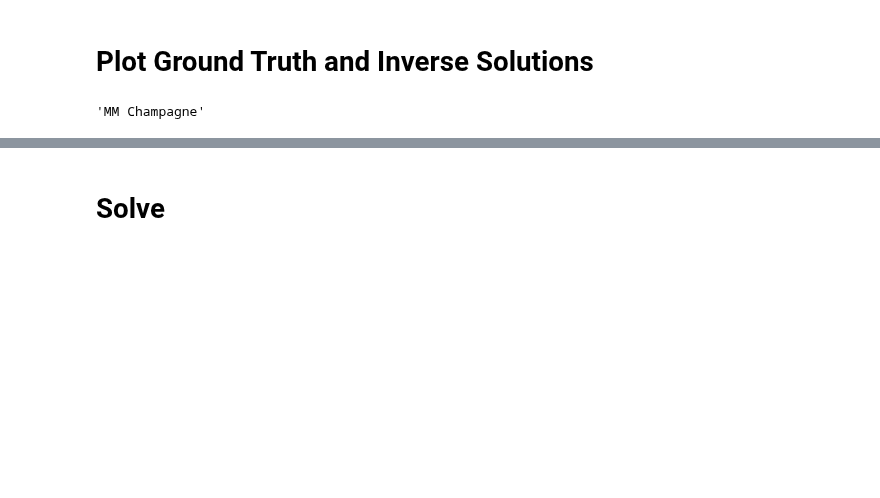
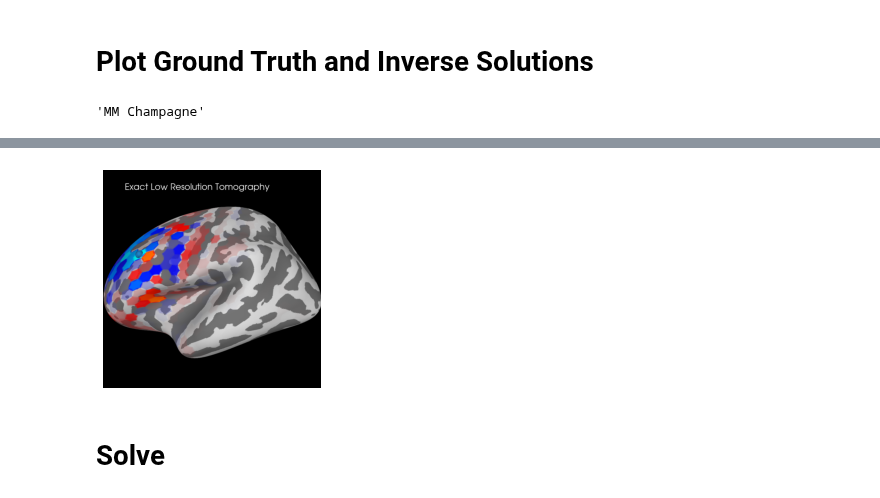
Before and after one commit to LukeTheHecker/invert, a Jupyter notebook: dev/gallery.ipynb, the cells around one changed output, grey strips where cells are left out. Saved outputs shown, nothing was run; the diff lists cells and outputs as text; code cells hidden in the pictures; blank space fills up the shorter version.

```diff
--- a/dev/gallery.ipynb
+++ b/dev/gallery.ipynb
@@ -88,3 +88,7 @@ No baseline correction applied
 all_solvers[15]
 # %% [output]
 'MM Champagne'
+# %%
+clim = dict(kind="values", pos_lims=(0.5, 0.5, 1))
+pp["clim"] = clim
+stc_.plot(**pp, subject="fsaverage", brain_kwargs=dict(title=solver.name))
@@ -99,36 +114,38 @@ clim = dict(kind="values", pos_lims=(0., 0.5, 1))
 pp["clim"] = clim
 brain = stc.plot(**pp, subject="fsaverage", brain_kwargs=dict(title="Ground Truth"))
 brain.add_text(0.1, 0.9, "Ground Truth", 'title', font_size=16)
 img = brain.screenshot()
 brain.close()
 
 plt.figure()
 plt.imshow(img)
 plt.axis("off")
 fname = f"../figures/solver_gallery/GroundTruth"
 plt.savefig(fname, dpi=150)
 plt.close()
-all_solvers = ["sloreta",]
+all_solvers = ["eloreta",]
 # Plot Source Estimates
 for solver_name in all_solvers:
     solver = Solver(solver_name)
     solver.make_inverse_operator(fwd, evoked)
     stc_ = solver.apply_inverse_operator(evoked)
     stc_.data /= abs(stc_.data[:, 0]).max()
     clim = dict(kind="values", pos_lims=(0., 0.5, 1))
     pp["clim"] = clim
     brain = stc_.plot(**pp, subject="fsaverage", brain_kwargs=dict(title=solver.name))
     brain.add_text(0.1, 0.9, solver.name, 'title', font_size=16)
     img = brain.screenshot()
     brain.close()
 
     fig = plt.figure()
     plt.imshow(img)
     plt.axis("off")
 
     fname = f"""../figures/solver_gallery/{solver.name.replace(" ", "")}"""
-    plt.savefig(fname, dpi=150)
-    plt.close()
+    # plt.savefig(fname, dpi=150)
+    # plt.close()
+# %% [output]
+[figure, added]
 # %% [markdown]
 # Solve
 # %%
```
Also changed, not shown: parts of 3 cells of this notebook, 11 other files.
